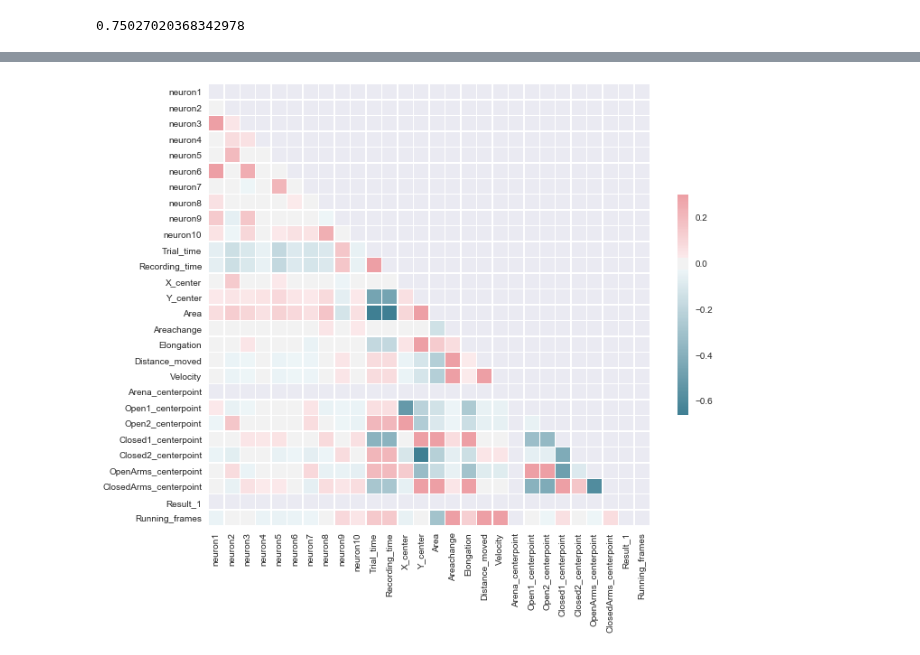
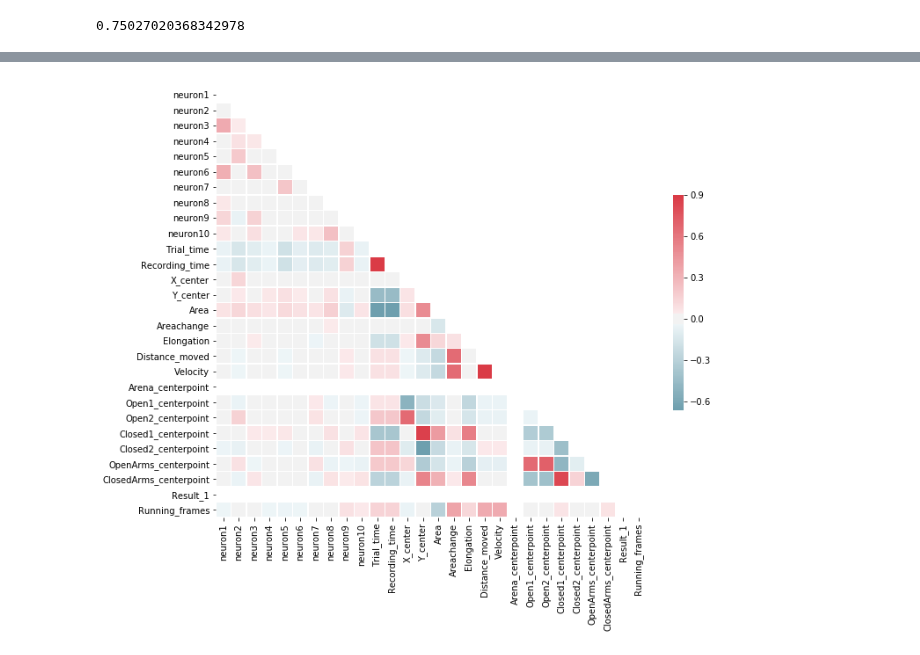
Before and after one commit to smu160/PvsNP, a Jupyter notebook: EPM_Analysis.ipynb, the cells around one changed output, grey strips where cells are left out. Drawn from its saved outputs; the diff is of its cells as text; code cells hidden in the pictures.

```diff
--- a/EPM_Analysis.ipynb
+++ b/EPM_Analysis.ipynb
@@ -5,12 +5,18 @@
 import math
 import numpy as np
 import pandas as pd
-import seaborn as sns
 import matplotlib.pyplot as plt
 import matplotlib.style as style
+import seaborn as sns
+import plotly
+import plotly.figure_factory as ff
 import Core
 
-style.use('seaborn')
+from scipy import stats
+from IPython.core.interactiveshell import InteractiveShell
+
+plotly.offline.init_notebook_mode(connected=True);
+InteractiveShell.ast_node_interactivity = "all"
 
 %matplotlib inline
 # %%
@@ -198,18 +250,18 @@ run_noruns_dataframe.plot.bar(figsize=(17, 5), rot=0);
 # %%
 # Compute the correlation matrix
 corr = pd.concat([cell_transients_dataframe, behavior_df], axis=1).corr()
 
 # Generate a mask for the upper triangle
 mask = np.zeros_like(corr, dtype=np.bool)
 mask[np.triu_indices_from(mask)] = True
 
 # Set up the matplotlib figure
 f, ax = plt.subplots(figsize=(11, 9))
 
 # Generate a custom diverging colormap
 cmap = sns.diverging_palette(220, 10, as_cmap=True)
 
 # Draw the heatmap with the mask and correct aspect ratio
-sns.heatmap(corr, mask=mask, cmap=cmap, vmax=0.3, center=0, square=True, linewidths=.5, cbar_kws={"shrink": .5});
+sns.heatmap(corr, mask=mask, cmap=cmap, vmax=0.9, center=0, square=True, linewidths=.5, cbar_kws={"shrink": .5});
 # %% [output]
-[figure, old version]
+[figure, new version]
```
Also changed, not shown: parts of 12 cells of this notebook.
